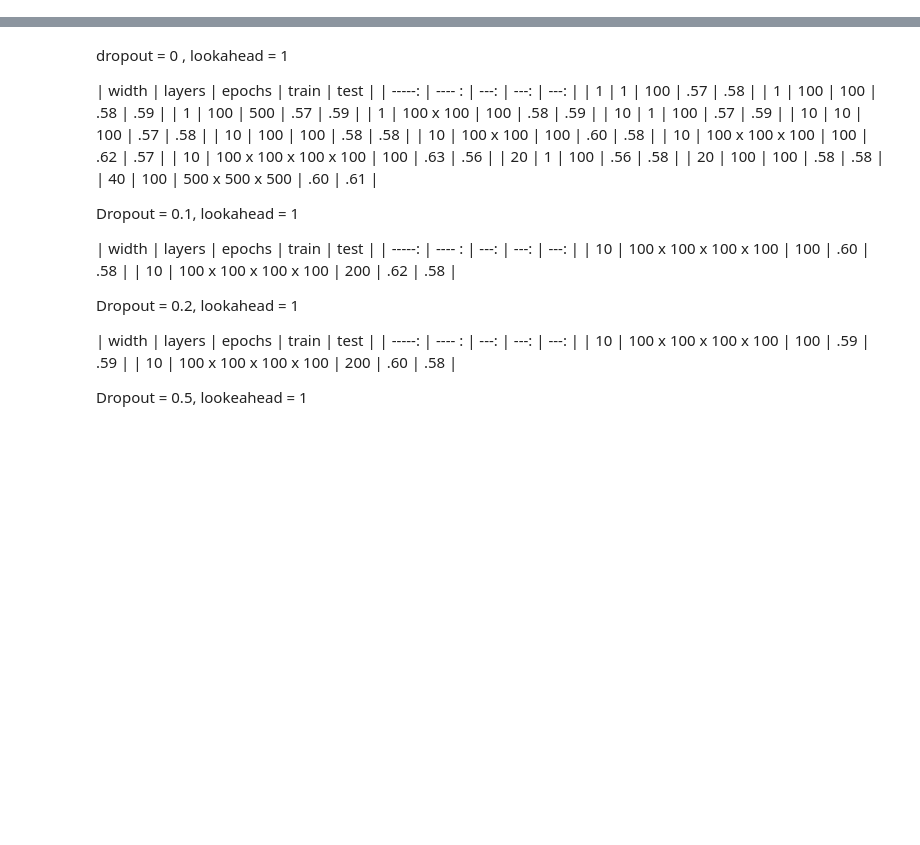
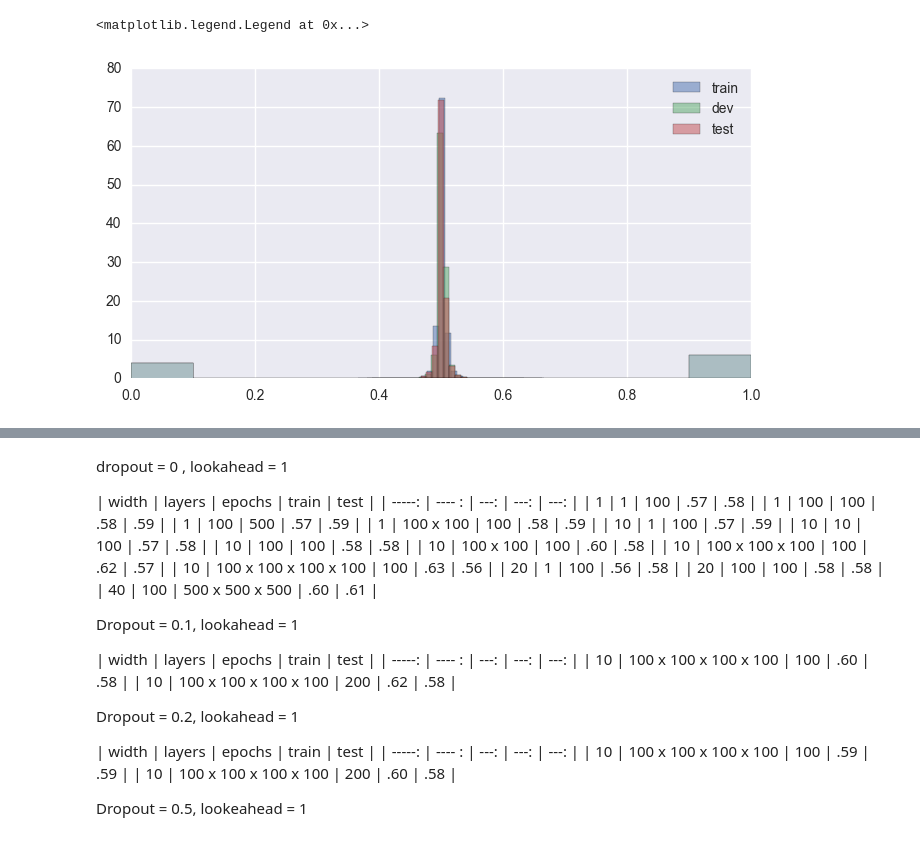
Before and after one commit to andrewwilson/mlnd_capstone, a Jupyter notebook: EvaluateModels.ipynb, the cells around one changed output, grey strips where cells are left out. Drawn from its saved outputs; the diff is of its cells as text; code cells hidden in the pictures; blank space fills up the shorter version.

Commit message:
Use stored future returns 	modified:   EvaluateModels.ipynb 	new file:   LoadAndEvaluateModel.ipynb 	modified:   PrepareDatasets.ipynb

```diff
--- a/EvaluateModels.ipynb
+++ b/EvaluateModels.ipynb
@@ -20,12 +18,10 @@ n_categories = 2 # implicit in prepare_data (maybe parameterise)
 lookahead = 1
 window = 60
 sym = 'EURSEK'
-# %%
-X,Y,prices, fut_returns = datasets.load('./input/DS1-LA001-W060-EURSEK-2015.h5')
 # %%
 X_train, Y_train, prices_train, fut_return_train = datasets.load(datasets.filename('DS1', lookahead, window, sym, 2009))
 
-X_dev, Y_dev, prices_dev, fut_return, dev = datasets.load(datasets.filename('DS1', lookahead, window, sym, 2010))
+X_dev, Y_dev, prices_dev, fut_return_dev = datasets.load(datasets.filename('DS1', lookahead, window, sym, 2010))
 # sample 50k records from 2010 as dev set
 dev_idx = np.random.choice(len(X_dev), 50000, replace=False)
 X_dev, Y_dev, prices_dev, fut_return_dev = X_dev.ix[dev_idx], Y_dev.ix[dev_idx], prices_dev.ix[dev_idx], fut_return_dev.ix[dev_idx]
@@ -52,10 +53,10 @@ print ("n_features:", n_features)
 # print( "train f1", f1_score(Y_train, lr_model.predict(X_train), average='weighted') )
 # print( "test f1", f1_score(Y_test, lr_model.predict(X_test), average='weighted'))
 # %%
-# from sklearn.ensemble import RandomForestClassifier
-# rf_model = RandomForestClassifier(max_depth=5, n_jobs=12)
-# rf_model.fit(X_train.as_matrix(), Y_train)
+from sklearn.ensemble import RandomForestClassifier
+rf_model = RandomForestClassifier(max_depth=5, n_jobs=12)
+rf_model.fit(X_train.as_matrix(), Y_train)
 
-# print( "train f1", f1_score(Y_train, rf_model.predict(X_train), average='weighted') )
-# print( "dev f1", f1_score(Y_dev, rf_model.predict(X_dev), average='weighted'))
-# print( "test f1", f1_score(Y_test, rf_model.predict(X_test), average='weighted'))
+print( "train f1", f1_score(Y_train, rf_model.predict(X_train), average='weighted') )
+print( "dev f1", f1_score(Y_dev, rf_model.predict(X_dev), average='weighted'))
+print( "test f1", f1_score(Y_test, rf_model.predict(X_test), average='weighted'))
@@ -86,14 +130,24 @@ plt.legend();
 # %%
 Y_train_pred = model.predict(X_train.as_matrix(), batch_size=1024)
 Y_train_pred_class = utils.prediction_to_category2(Y_train_pred)
+
+Y_dev_pred = model.predict(X_dev.as_matrix(), batch_size=1024)
+Y_dev_pred_class = utils.prediction_to_category2(Y_dev_pred)
+
 Y_test_pred = model.predict(X_test.as_matrix(), batch_size=1024)
 Y_test_pred_class = utils.prediction_to_category2(Y_test_pred)
 # %%
 plt.figure(figsize=(8,4))
 plt.hist(Y_train_pred, alpha=0.5, bins=30, normed=True, label='train')
+plt.hist(Y_dev_pred, alpha=0.5, bins=30, normed=True, label='dev')
 plt.hist(Y_test_pred, alpha=0.5, bins=30, normed=True, label='test')
+
 plt.hist(Y_train_pred_class, alpha=0.3, normed=True)
+plt.hist(Y_dev_pred_class, alpha=0.3, normed=True)
 plt.hist(Y_test_pred_class, alpha=0.3, normed=True)
 plt.legend()
+# %% [output]
+<matplotlib.legend.Legend at 0x...>
+[figure, added]
 # %%
 performance_report("train", prices_train, lookahead, Y_train, Y_train_pred_class)
```
Also changed, not shown: parts of 9 cells of this notebook, 1 other file.
